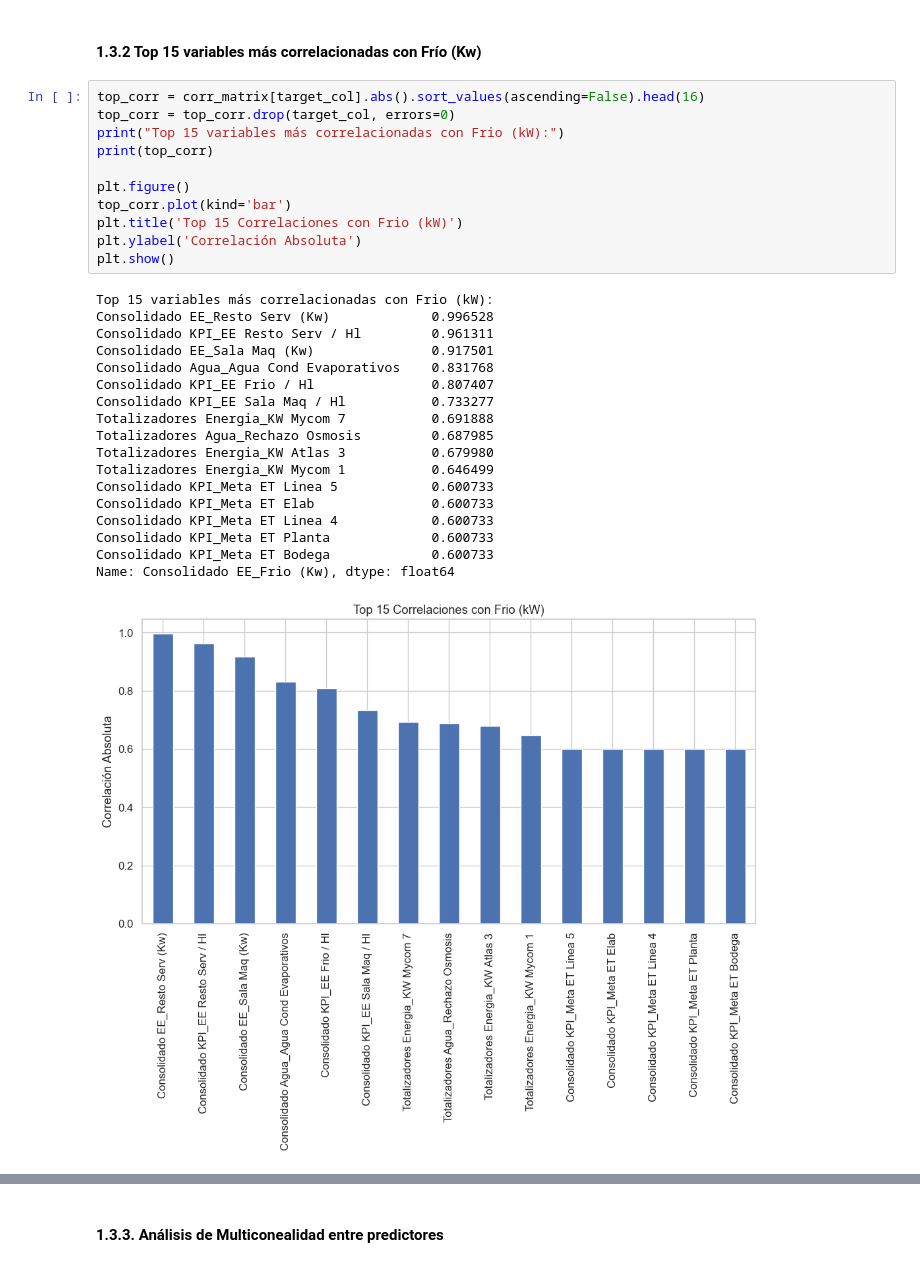
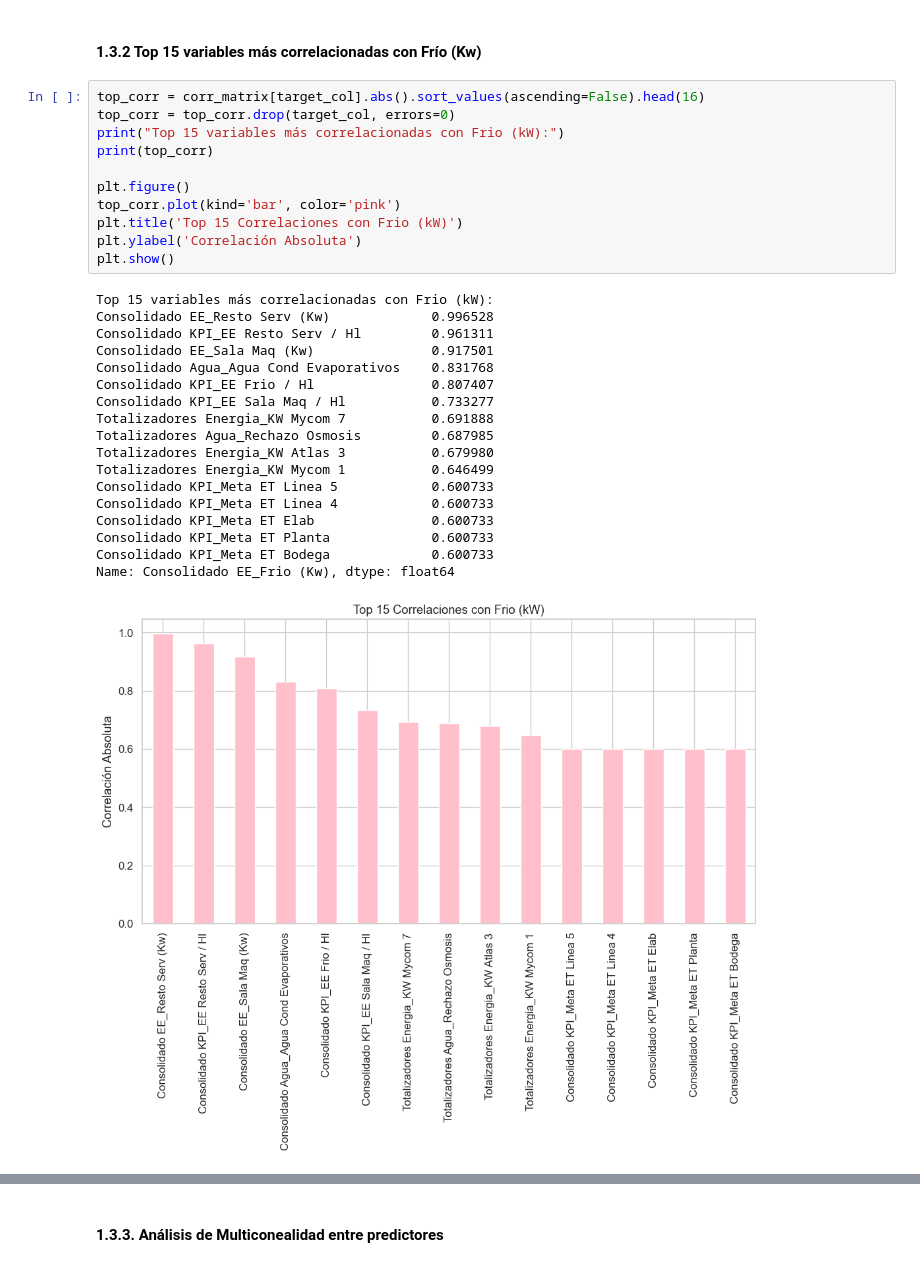
Before and after one commit to GonzaCardin/tp_final_ldd2, a Jupyter notebook: notebooks/eda_v2.ipynb, the cells around one changed output, grey strips where cells are left out. Saved outputs shown, nothing was run; the diff lists cells and outputs as text.

```diff
--- a/notebooks/eda_v2.ipynb
+++ b/notebooks/eda_v2.ipynb
@@ -387,30 +390,30 @@ Error: No se encontró la columna 'Frio (kW)' en la matriz.
 # %%
 top_corr = corr_matrix[target_col].abs().sort_values(ascending=False).head(16)
 top_corr = top_corr.drop(target_col, errors=0)
 print("Top 15 variables más correlacionadas con Frio (kW):")
 print(top_corr)
 
 plt.figure()
-top_corr.plot(kind='bar')
+top_corr.plot(kind='bar', color='pink')
 plt.title('Top 15 Correlaciones con Frio (kW)')
 plt.ylabel('Correlación Absoluta')
 plt.show()
 # %% [output]
 Top 15 variables más correlacionadas con Frio (kW):
 Consolidado EE_Resto Serv (Kw)             0.996528
 Consolidado KPI_EE Resto Serv / Hl         0.961311
 Consolidado EE_Sala Maq (Kw)               0.917501
 Consolidado Agua_Agua Cond Evaporativos    0.831768
 Consolidado KPI_EE Frio / Hl               0.807407
 Consolidado KPI_EE Sala Maq / Hl           0.733277
 Totalizadores Energia_KW Mycom 7           0.691888
 Totalizadores Agua_Rechazo Osmosis         0.687985
 Totalizadores Energia_KW Atlas 3           0.679980
 Totalizadores Energia_KW Mycom 1           0.646499
 Consolidado KPI_Meta ET Linea 5            0.600733
+Consolidado KPI_Meta ET Linea 4            0.600733
 Consolidado KPI_Meta ET Elab               0.600733
-Consolidado KPI_Meta ET Linea 4            0.600733
 Consolidado KPI_Meta ET Planta             0.600733
 Consolidado KPI_Meta ET Bodega             0.600733
 Name: Consolidado EE_Frio (Kw), dtype: float64
-[figure, old version]
+[figure, new version]
```
Also changed, not shown: parts of 13 cells of this notebook.
